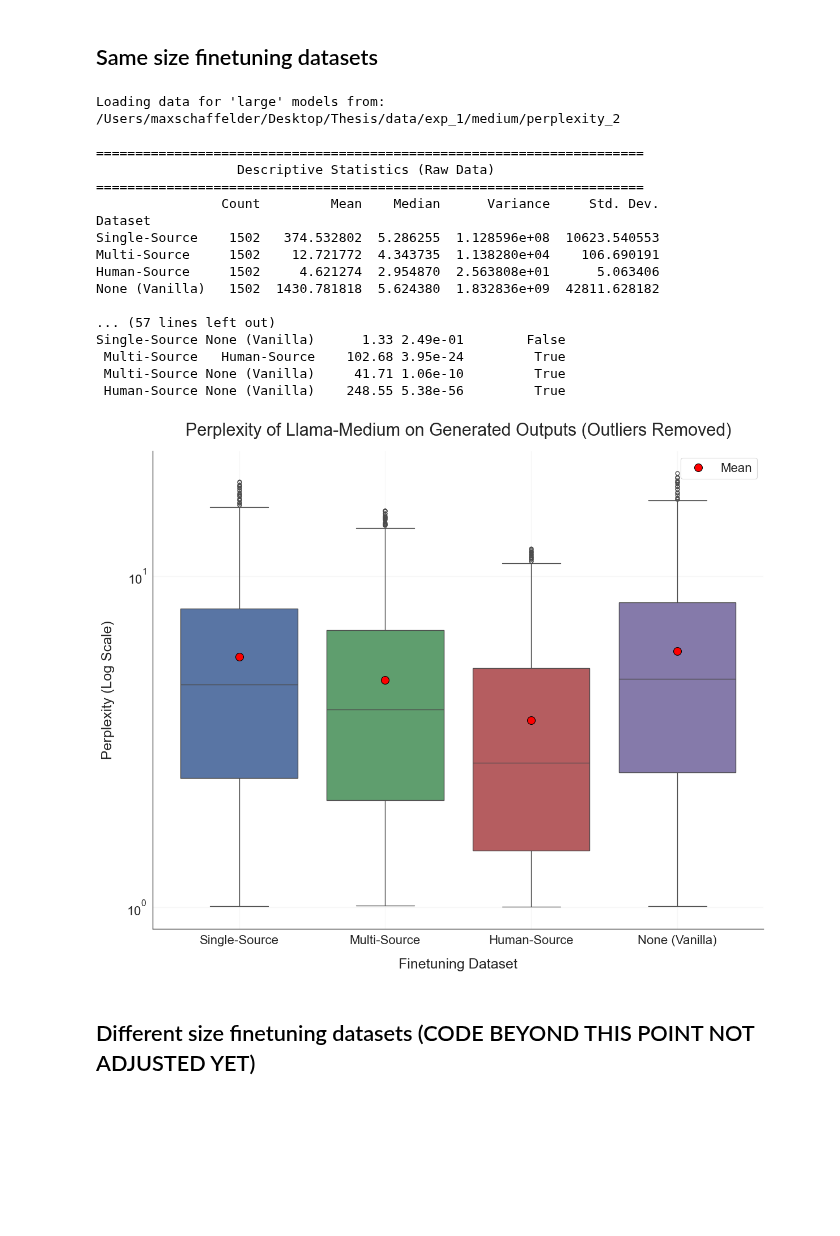
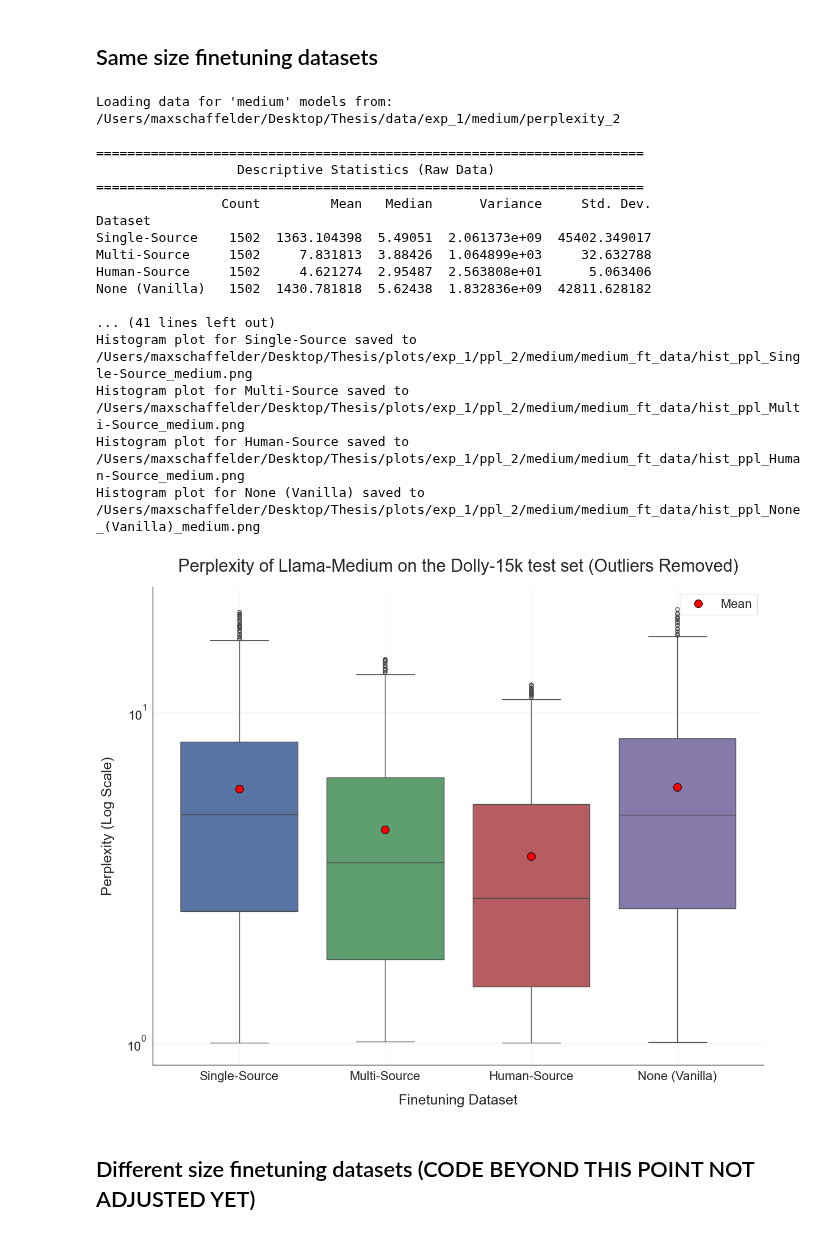
Before and after one commit to maxschaffelder/synthetic_data_diversity, a Jupyter notebook: exp_1/metric_calculation/perplexity_2/perplexity_2.ipynb, the cells around one changed output. Cells and saved outputs as stored; diff of their text form; code cells hidden in the pictures; blank space fills up the shorter version.

Commit message:
create plots for perplexity approach 2

```diff
--- a/exp_1/metric_calculation/perplexity_2/perplexity_2.ipynb
+++ b/exp_1/metric_calculation/perplexity_2/perplexity_2.ipynb
@@ -119,7 +119,7 @@ def plot_perplexity_distributions(perplexities, stats_df, data_size, suffix="",
                      markeredgecolor='black', label='Mean' if i == 0 else "")
     ax.set_xlabel('Finetuning Dataset', fontsize=18, labelpad=15)
     ax.set_ylabel('Perplexity (Log Scale)', fontsize=18, labelpad=15)
-    ax.set_title(f'Perplexity of Llama-{data_size.capitalize()} on Generated Outputs{suffix}', fontsize=22, pad=20)
+    ax.set_title(f'Perplexity of Llama-{data_size.capitalize()} on the Dolly-15k test set{suffix}', fontsize=22, pad=20)
     ax.set_yscale('log')
     ax.tick_params(axis='x', labelsize=16); ax.tick_params(axis='y', labelsize=16)
     ax.grid(True, alpha=0.3, axis='both')
@@ -261,7 +261,7 @@ def plot_perplexity_histograms(perplexities, stats_df, model_size, suffix="", ou
         plt.close()  # Close the figure to free memory
 
 
-def plot_overlapping_histograms_styled(data_dict, stats_df, data_size, suffix="", output_path=None, xlim=None, ylim=None, bin_width=0.05, log_scale=False):
+def plot_overlapping_histograms(data_dict, stats_df, data_size, suffix="", output_path=None, xlim=None, ylim=None, bin_width=0.05, log_scale=False):
     """
     Creates and saves an overlapping histogram for two datasets' perplexity distributions,
     styled similarly to the existing plot_perplexity_histograms function.
@@ -276,6 +276,12 @@ def plot_overlapping_histograms_styled(data_dict, stats_df, data_size, suffix=""
     colors = [
         "#4C72B0",  # blue
         "#55A868",  # green
+        "#C44E52",  # red
+        "#8172B2",  # purple
+        "#CCB974",  # sand
+        "#DD8452",  # orange
+        "#64B5CD",  # cyan
+        "#797979",  # grey
     ]
 
     dataset_items = list(data_dict.items())
@@ -342,7 +348,6 @@ def plot_overlapping_histograms_styled(data_dict, stats_df, data_size, suffix=""
         print(f"Plot saved to {filepath}")
 
     plt.show()
-    plt.close(fig) # Close the figure to free memory
 
 def _print_pairwise_results(pairs, results, alpha, test_name):
     """Helper to print pairwise test results in a structured table."""
@@ -428,14 +433,15 @@ if raw_perplexities:
     stats_df = calculate_statistics(final_perplexities)
     plot_perplexity_distributions(final_perplexities, stats_df, MODEL_SIZE, suffix=plot_suffix, output_path=PLOTS_PATH)
     #plot_perplexity_distributions_no_human(final_perplexities, stats_df, MODEL_SIZE, suffix=plot_suffix, output_path=PLOTS_PATH)
-    plot_perplexity_histograms(final_perplexities, stats_df, MODEL_SIZE, suffix=plot_suffix, output_path=PLOTS_PATH, xlim=(0.8, 45),ylim=(0.0, 0.35), bin_width=1.0, human_source=True)
+    #plot_perplexity_histograms(final_perplexities, stats_df, MODEL_SIZE, suffix=plot_suffix, output_path=PLOTS_PATH, xlim=(0.8, 45),ylim=(0.0, 0.35), bin_width=1.0, human_source=True)
+    #plot_overlapping_histograms(final_perplexities, stats_df, MODEL_SIZE, suffix="", output_path=None, xlim=None, ylim=None, bin_width=0.05, log_scale=False)
 
     # --- Perform Statistical Tests on Final Data ---
     #levene_test_func = lambda *args: stats.levene(*args, center='median')
     #run_statistical_test(levene_test_func, final_perplexities, SIGNIFICANCE_LEVEL, "Homogeneity of Variance (Levene's Test)", "Levene's")
 
-    kruskal_test_func = lambda *args: stats.kruskal(*args)
-    run_statistical_test(kruskal_test_func, final_perplexities, SIGNIFICANCE_LEVEL, "Difference in Distributions (Kruskal-Wallis)", "Mann-Whitney U")
+    #kruskal_test_func = lambda *args: stats.kruskal(*args)
+    #run_statistical_test(kruskal_test_func, final_perplexities, SIGNIFICANCE_LEVEL, "Difference in Distributions (Kruskal-Wallis)", "Mann-Whitney U")
 else:
     print("Could not load perplexity data. Please check configuration.")
 # %% [output]
@@ -575,7 +581,7 @@ Content: - Eat more plant-based foods, such as fruits, vegetables, whole grains,
 # ==============================================================================
 # Define paths and constants. Change DATA_SIZE to 'medium' to run for other models.
 
-DATA_SIZE = "large"
+DATA_SIZE = "medium"
 REMOVE_OUTLIERS = True
 
 
@@ -611,47 +617,47 @@ if raw_perplexities:
     print(calculate_statistics(raw_perplexities))
 
     final_perplexities = raw_perplexities
     plot_suffix = ""
 
     if REMOVE_OUTLIERS:
         final_perplexities = remove_outliers_iqr(raw_perplexities, factor=OUTLIER_REMOVAL_FACTOR)
         _print_header("Descriptive Statistics (Cleaned Data)")
         print(calculate_statistics(final_perplexities))
         plot_suffix = " (Outliers Removed)"
 
     # --- Generate Plot ---
     stats_df = calculate_statistics(final_perplexities)
     plot_perplexity_distributions(final_perplexities, stats_df, MODEL_SIZE, suffix=plot_suffix, output_path=PLOTS_PATH)
     #plot_perplexity_distributions_no_human(final_perplexities, stats_df, DATA_SIZE, suffix=plot_suffix, output_path=None)
     plot_perplexity_histograms(final_perplexities, stats_df, MODEL_SIZE, suffix=plot_suffix, output_path=PLOTS_PATH, xlim=(0.8, 25),ylim=(0.0, 0.55), bin_width=0.5, human_source=True)
 
     # --- Perform Statistical Tests on Final Data ---
     #levene_test_func = lambda *args: stats.levene(*args, center='median')
     #run_statistical_test(levene_test_func, final_perplexities, SIGNIFICANCE_LEVEL, "Homogeneity of Variance (Levene's Test)", "Levene's")
 
-    kruskal_test_func = lambda *args: stats.kruskal(*args)
-    run_statistical_test(kruskal_test_func, final_perplexities, SIGNIFICANCE_LEVEL, "Difference in Distributions (Kruskal-Wallis)", "Mann-Whitney U")
+    #kruskal_test_func = lambda *args: stats.kruskal(*args)
+    #run_statistical_test(kruskal_test_func, final_perplexities, SIGNIFICANCE_LEVEL, "Difference in Distributions (Kruskal-Wallis)", "Mann-Whitney U")
 else:
     print("Could not load perplexity data. Please check configuration.")
 # %% [output]
-Loading data for 'large' models from: /Users/maxschaffelder/Desktop/Thesis/data/exp_1/medium/perplexity_2
+Loading data for 'medium' models from: /Users/maxschaffelder/Desktop/Thesis/data/exp_1/medium/perplexity_2
 
 ======================================================================
                   Descriptive Statistics (Raw Data)
 ======================================================================
-                Count         Mean    Median      Variance     Std. Dev.
+                Count         Mean   Median      Variance     Std. Dev.
 Dataset
-Single-Source    1502   374.532802  5.286255  1.128596e+08  10623.540553
-Multi-Source     1502    12.721772  4.343735  1.138280e+04    106.690191
-Human-Source     1502     4.621274  2.954870  2.563808e+01      5.063406
-None (Vanilla)   1502  1430.781818  5.624380  1.832836e+09  42811.628182
+Single-Source    1502  1363.104398  5.49051  2.061373e+09  45402.349017
+Multi-Source     1502     7.831813  3.88426  1.064899e+03     32.632788
+Human-Source     1502     4.621274  2.95487  2.563808e+01      5.063406
+None (Vanilla)   1502  1430.781818  5.62438  1.832836e+09  42811.628182
 
-... (57 lines left out)
-Single-Source None (Vanilla)      1.33 2.49e-01        False
- Multi-Source   Human-Source    102.68 3.95e-24         True
- Multi-Source None (Vanilla)     41.71 1.06e-10         True
- Human-Source None (Vanilla)    248.55 5.38e-56         True
+... (41 lines left out)
+Histogram plot for Single-Source saved to /Users/maxschaffelder/Desktop/Thesis/plots/exp_1/ppl_2/medium/medium_ft_data/hist_ppl_Single-Source_medium.png
+Histogram plot for Multi-Source saved to /Users/maxschaffelder/Desktop/Thesis/plots/exp_1/ppl_2/medium/medium_ft_data/hist_ppl_Multi-Source_medium.png
+Histogram plot for Human-Source saved to /Users/maxschaffelder/Desktop/Thesis/plots/exp_1/ppl_2/medium/medium_ft_data/hist_ppl_Human-Source_medium.png
+Histogram plot for None (Vanilla) saved to /Users/maxschaffelder/Desktop/Thesis/plots/exp_1/ppl_2/medium/medium_ft_data/hist_ppl_None_(Vanilla)_medium.png
-[figure, old version]
+[figure, new version]
 # %% [markdown]
 ## Different size finetuning datasets (CODE BEYOND THIS POINT NOT ADJUSTED YET)
 # %% [markdown]
```
Also changed, not shown: parts of 1 cell of this notebook.
